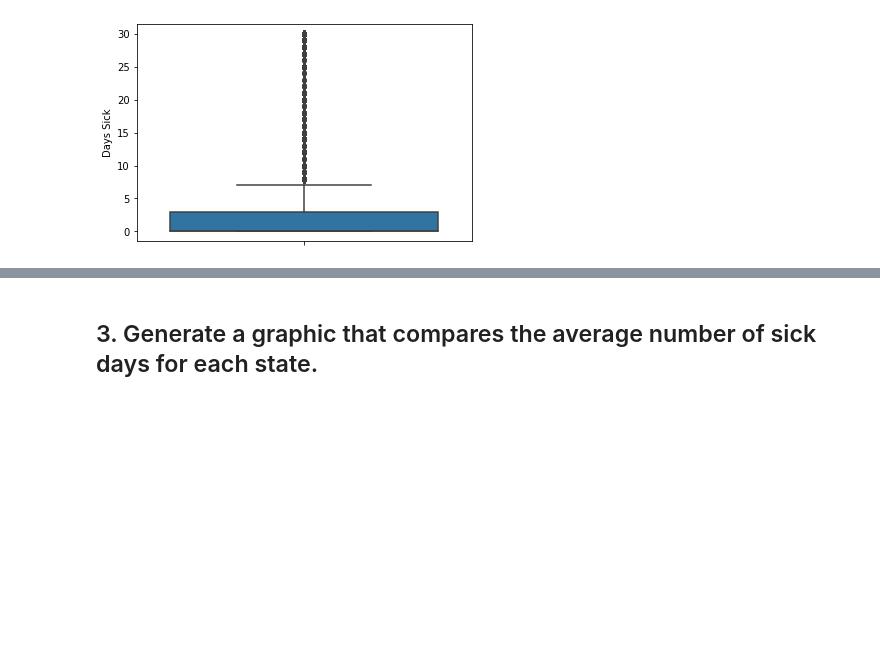
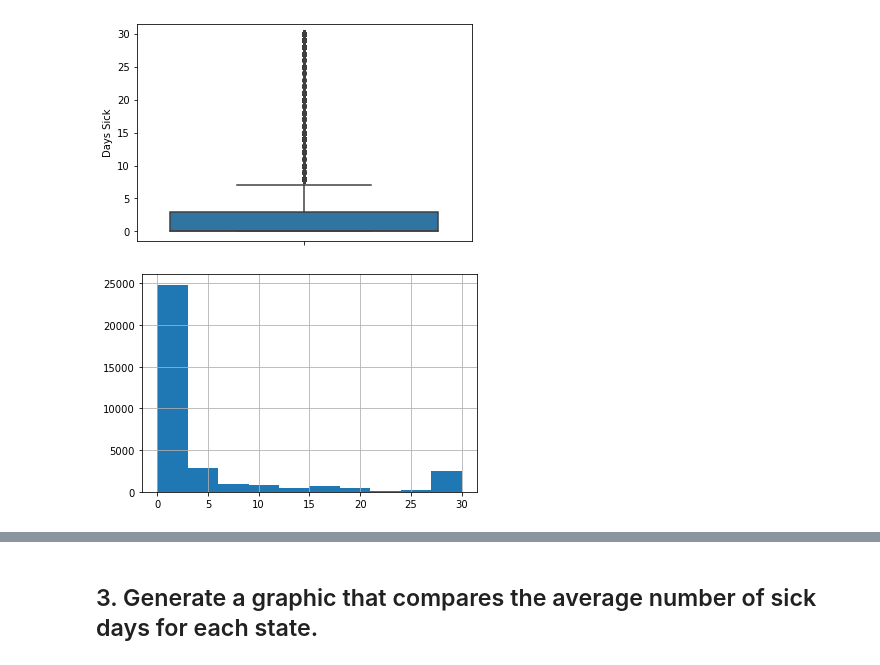
Before and after one commit to SlimHintz/nyc-mhtn-ds-091420-lectures, a Jupyter notebook: STATS_case_study/Statistical_Tests_Applied.ipynb, the cells around one changed output, grey strips where cells are left out. Cells and saved outputs as stored; diff of their text form; code cells hidden in the pictures; blank space fills up the shorter version.

```diff
--- a/STATS_case_study/Statistical_Tests_Applied.ipynb
+++ b/STATS_case_study/Statistical_Tests_Applied.ipynb
@@ -176,5 +176,9 @@ plt.show(fig)
 # plt.set_title;
 # %% [output]
 [figure]
+# %%
+df["PHYSHLTH"].hist();
+# %% [output]
+[figure, added]
 # %%
 # graphic the distribution of data
```
Also changed, not shown: parts of 11 cells of this notebook.
